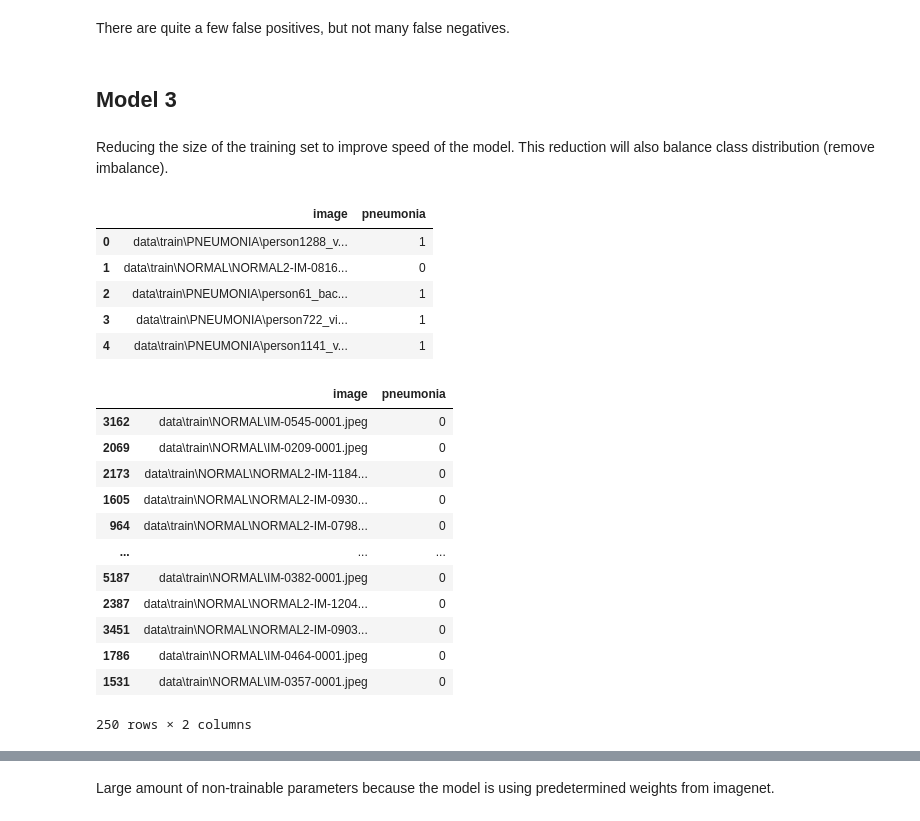
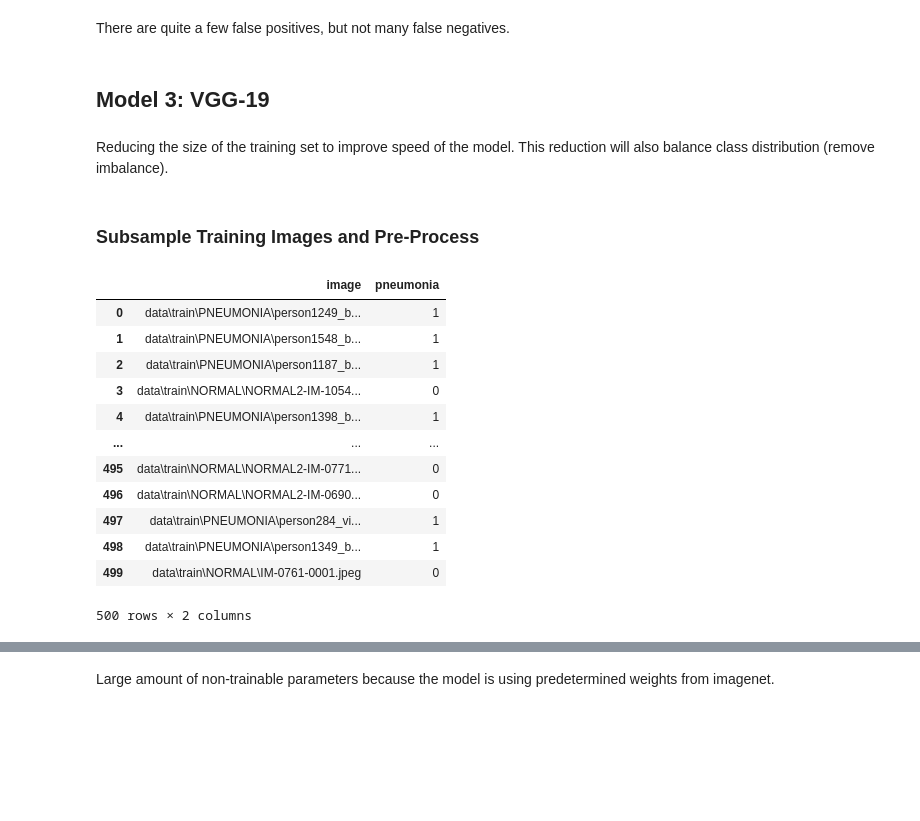
Before and after one commit to samoliver3/dsc-phase-4-project, a Jupyter notebook: index.ipynb, the cells around one changed output, grey strips where cells are left out. Drawn from its saved outputs; the diff is of its cells as text; code cells hidden in the pictures; blank space fills up the shorter version.

Commit message:
Tweaked models and added a regularization model

```diff
--- a/index.ipynb
+++ b/index.ipynb
@@ -571,34 +586,34 @@ AttributeError: 'History' object has no attribute 'mod2'
 # %% [markdown]
 There are quite a few false positives, but not many false negatives.
 # %% [markdown]
-## Model 3
+## Model 3: VGG-19
 # %% [markdown]
 Reducing the size of the training set to improve speed of the model. This reduction will also balance class distribution (remove imbalance).
-# %%
-df_train.head()
-# %% [output]
-|  | image | pneumonia |
-| 0 | data\train\PNEUMONIA\person1288_v... | 1 |
-| 1 | data\train\NORMAL\NORMAL2-IM-0816... | 0 |
-| 2 | data\train\PNEUMONIA\person61_bac... | 1 |
-| 3 | data\train\PNEUMONIA\person722_vi... | 1 |
-| 4 | data\train\PNEUMONIA\person1141_v... | 1 |
+# %% [markdown]
+### Subsample Training Images and Pre-Process
 # %%
 # use df_train to randomly select 250 images with 0 and 1 from pneumonnia col
 df_tmp_norm = df_train[df_train.pneumonia==0]
 df_tmp_n = df_tmp_norm.sample(n=250, random_state=42)
-df_tmp_n
+df_tmp_pn = df_train[df_train.pneumonia==1]
+df_tmp_pn1 = df_tmp_pn.sample(n=250, random_state=42)
+
+# concatenate dfs and then randomize
+df_t3 = pd.concat([df_tmp_n, df_tmp_pn1])
+df_t3 = df_t3.sample(frac=1)     # randomize
+df_t3 = df_t3.reset_index(drop=True)
+df_t3
 # %% [output]
 |  | image | pneumonia |
-| 3162 | data\train\NORMAL\IM-0545-0001.jpeg | 0 |
-| 2069 | data\train\NORMAL\IM-0209-0001.jpeg | 0 |
-| 2173 | data\train\NORMAL\NORMAL2-IM-1184... | 0 |
-| 1605 | data\train\NORMAL\NORMAL2-IM-0930... | 0 |
-| 964 | data\train\NORMAL\NORMAL2-IM-0798... | 0 |
+| 0 | data\train\PNEUMONIA\person1249_b... | 1 |
+| 1 | data\train\PNEUMONIA\person1548_b... | 1 |
+| 2 | data\train\PNEUMONIA\person1187_b... | 1 |
+| 3 | data\train\NORMAL\NORMAL2-IM-1054... | 0 |
+| 4 | data\train\PNEUMONIA\person1398_b... | 1 |
 | ... | ... | ... |
-| 5187 | data\train\NORMAL\IM-0382-0001.jpeg | 0 |
-| 2387 | data\train\NORMAL\NORMAL2-IM-1204... | 0 |
-| 3451 | data\train\NORMAL\NORMAL2-IM-0903... | 0 |
-| 1786 | data\train\NORMAL\IM-0464-0001.jpeg | 0 |
-| 1531 | data\train\NORMAL\IM-0357-0001.jpeg | 0 |
+| 495 | data\train\NORMAL\NORMAL2-IM-0771... | 0 |
+| 496 | data\train\NORMAL\NORMAL2-IM-0690... | 0 |
+| 497 | data\train\PNEUMONIA\person284_vi... | 1 |
+| 498 | data\train\PNEUMONIA\person1349_b... | 1 |
+| 499 | data\train\NORMAL\IM-0761-0001.jpeg | 0 |
-250 rows × 2 columns
+500 rows × 2 columns
```
Also changed, not shown: parts of 62 cells of this notebook.
